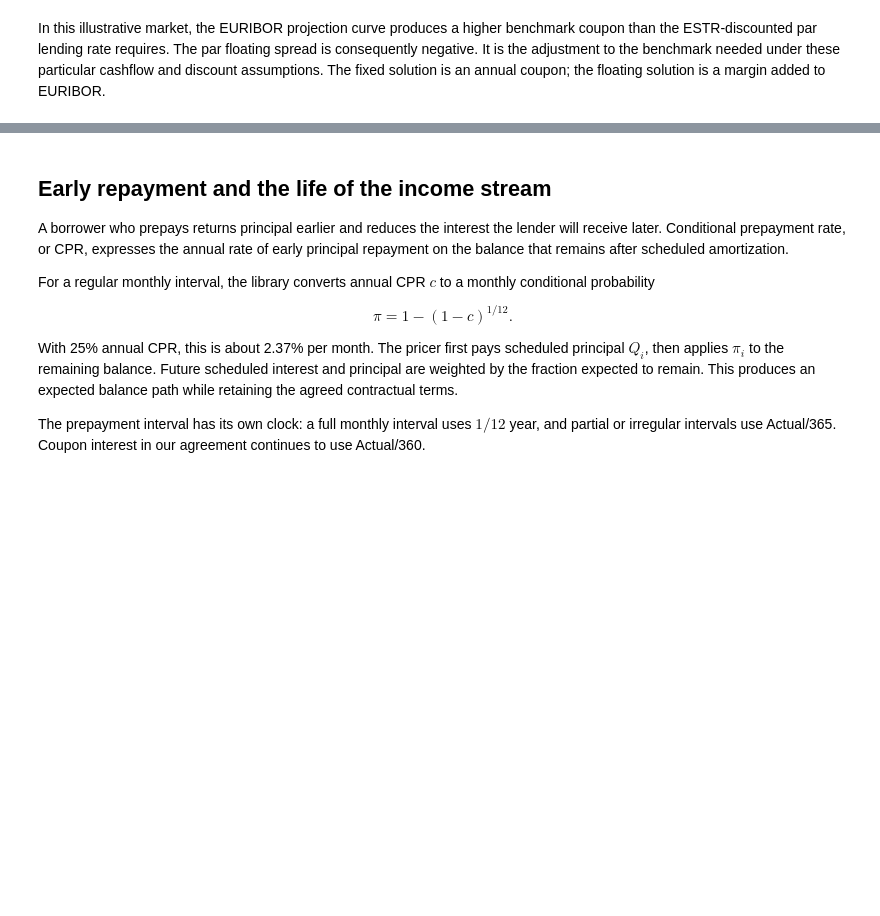
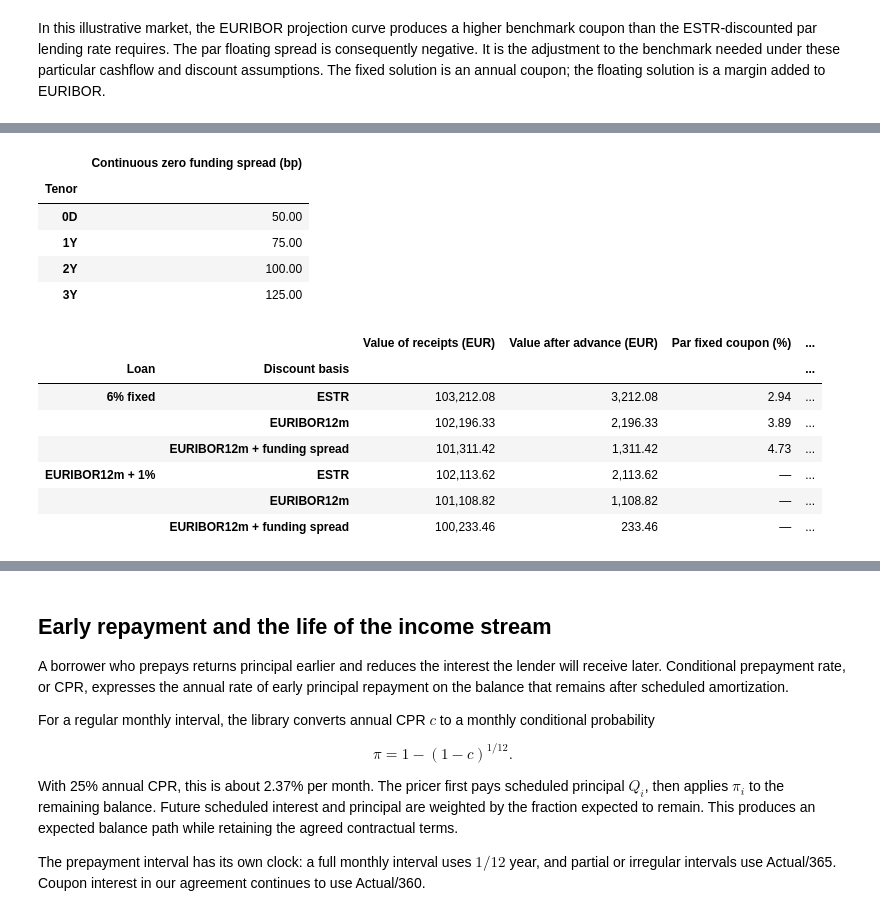
Before and after one commit to jmelo11/quantsupport, a Jupyter notebook: bindings/python/examples/valuation/loans/loans.ipynb, the cells around one changed output, grey strips where cells are left out. Saved outputs shown, nothing was run; the diff lists cells and outputs as text; code cells hidden in the pictures; blank space fills up the shorter version.

```diff
--- a/bindings/python/examples/valuation/loans/loans.ipynb
+++ b/bindings/python/examples/valuation/loans/loans.ipynb
@@ -453,0 +484,77 @@ solution is an annual coupon; the floating solution is a margin added to EURIBOR
+# %%
+from contextlib import contextmanager
+
+funding_spread_index = qs.MarketIndex.other("FUNDINGSPREAD")
+cost_of_funds_index = qs.MarketIndex.other("COSTOFFUNDS")
+funding_tenors = ["0D", "1Y", "2Y", "3Y"]
+funding_spreads = [0.0050, 0.0075, 0.0100, 0.0125]
+display(pd.DataFrame({
+    "Tenor": funding_tenors,
+    "Continuous zero funding spread (bp)": [rate * 10_000 for rate in funding_spreads],
+}).set_index("Tenor"))
+
+@contextmanager
+def funding_context(scenarios=None, funding_shift_bp=0):
+    with pricing_context(scenarios=scenarios) as context:
+        spread_curve = qs.TenorBasedZeroRateTermStructure(
+            valuation_date, funding_tenors,
+            [rate + funding_shift_bp / 10_000 for rate in funding_spreads],
+            day_counter=qs.DayCounter.Actual360,
+            compounding=qs.Compounding.Continuous,
+            interpolator="Linear",
+        )
+        context.add_zero_curve(funding_spread_index, spread_curve)
+        context.add_composite_curve(
+            cost_of_funds_index, qs.MarketIndex.EURIBOR12m, funding_spread_index,
+        )
+        yield context
+
+funding_policy = qs.FixedIncomeDiscountPolicy(
+    {qs.Currency.EUR: cost_of_funds_index}, prefer_instrument_index=False,
+)
+funding_pricer = qs.LoanPricer(discount_policy=funding_policy)
+benchmark_pricer = qs.LoanPricer(discount_policy=qs.FixedIncomeDiscountPolicy(
+    {qs.Currency.EUR: qs.MarketIndex.EURIBOR12m}, prefer_instrument_index=False,
+))
+
+funding_values = []
+funding_base_results = {}
+with funding_context() as context:
+    for label, instrument in [("6% fixed", fixed), ("EURIBOR12m + 1%", floating)]:
+        for discount_basis, selected_pricer in [
+            ("ESTR", pricer),
+            ("EURIBOR12m", benchmark_pricer),
+            ("EURIBOR12m + funding spread", funding_pricer),
+        ]:
+            result = selected_pricer.evaluate(
+                qs.Trade(instrument, valuation_date), context,
+                [qs.Request.Value, qs.Request.FairRate],
+            )
+            if discount_basis == "EURIBOR12m + funding spread":
+                funding_base_results[label] = result
+            funding_values.append({
+                "Loan": label,
+                "Discount basis": discount_basis,
+                "Value of receipts (EUR)": result.price,
+                "Value after advance (EUR)": result.price - principal,
+                "Par fixed coupon (%)": result.fair_rate * 100 if instrument is fixed else None,
+                "Par EURIBOR margin (bp)": result.fair_rate * 10_000 if instrument is floating else None,
+            })
+display(pd.DataFrame(funding_values).set_index(["Loan", "Discount basis"]).style.format(
+    "{:,.2f}", na_rep="—",
+))
+# %% [output]
+|  | Continuous zero funding spread (bp) |
+| Tenor |  |
+| 0D | 50.00 |
+| 1Y | 75.00 |
+| 2Y | 100.00 |
+| 3Y | 125.00 |
+|  |  | Value of receipts (EUR) | Value after advance (EUR) | Par fixed coupon (%) | ... |
+| Loan | Discount basis |  |  |  | ... |
+| 6% fixed | ESTR | 103,212.08 | 3,212.08 | 2.94 | ... |
+|  | EURIBOR12m | 102,196.33 | 2,196.33 | 3.89 | ... |
+|  | EURIBOR12m + funding spread | 101,311.42 | 1,311.42 | 4.73 | ... |
+| EURIBOR12m + 1% | ESTR | 102,113.62 | 2,113.62 | — | ... |
+|  | EURIBOR12m | 101,108.82 | 1,108.82 | — | ... |
+|  | EURIBOR12m + funding spread | 100,233.46 | 233.46 | — | ... |
```
Also changed, not shown: parts of 6 cells of this notebook, 1 other file.
